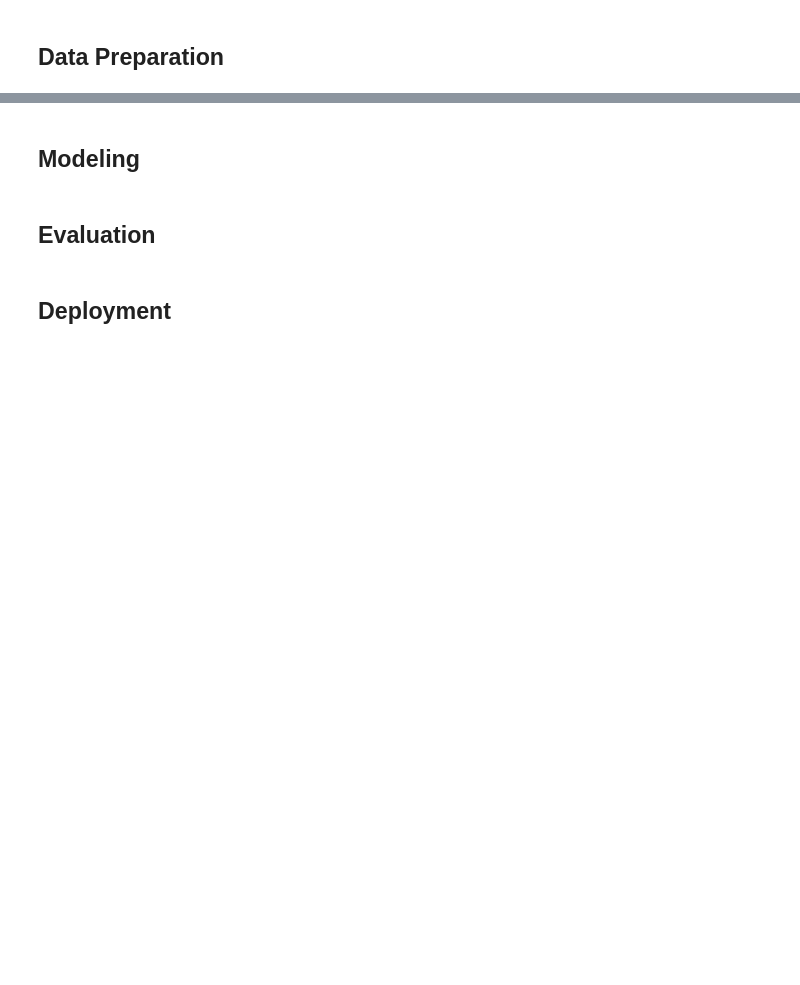
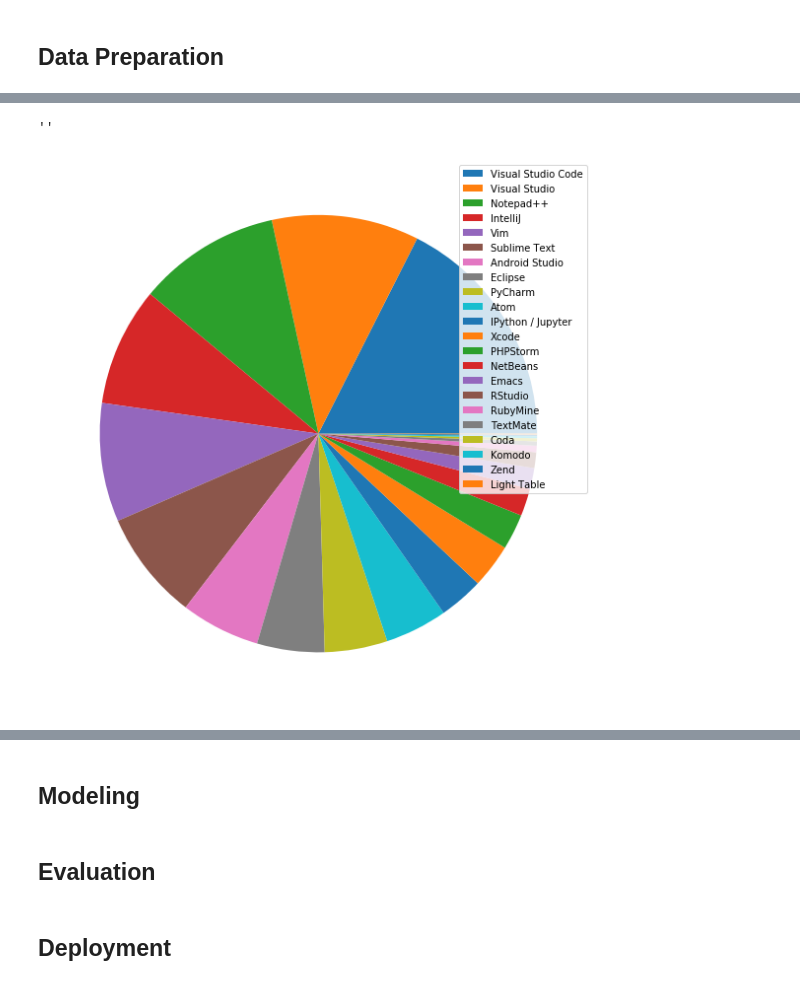
Before and after one commit to MarshEnterprises/Udacity_Project1, a Jupyter notebook: Udacity_Project1.ipynb, the cells around one changed output, grey strips where cells are left out. Saved outputs shown, nothing was run; the diff lists cells and outputs as text; code cells hidden in the pictures; blank space fills up the shorter version.

```diff
--- a/Udacity_Project1.ipynb
+++ b/Udacity_Project1.ipynb
@@ -50,0 +102,11 @@ memory usage: 57.6+ MB
+# %%
+enviro = df['DevEnviron'].str.split(pat=';', expand=True).unstack().value_counts()
+
+fig, ax = plt.subplots(figsize = (8, 8), tight_layout=True)
+
+ax.pie(enviro)
+ax.legend(enviro.index, loc='upper right')
+;
+# %% [output]
+''
+[figure, added]
```
Also changed, not shown: parts of 14 cells of this notebook, 1 other file.
